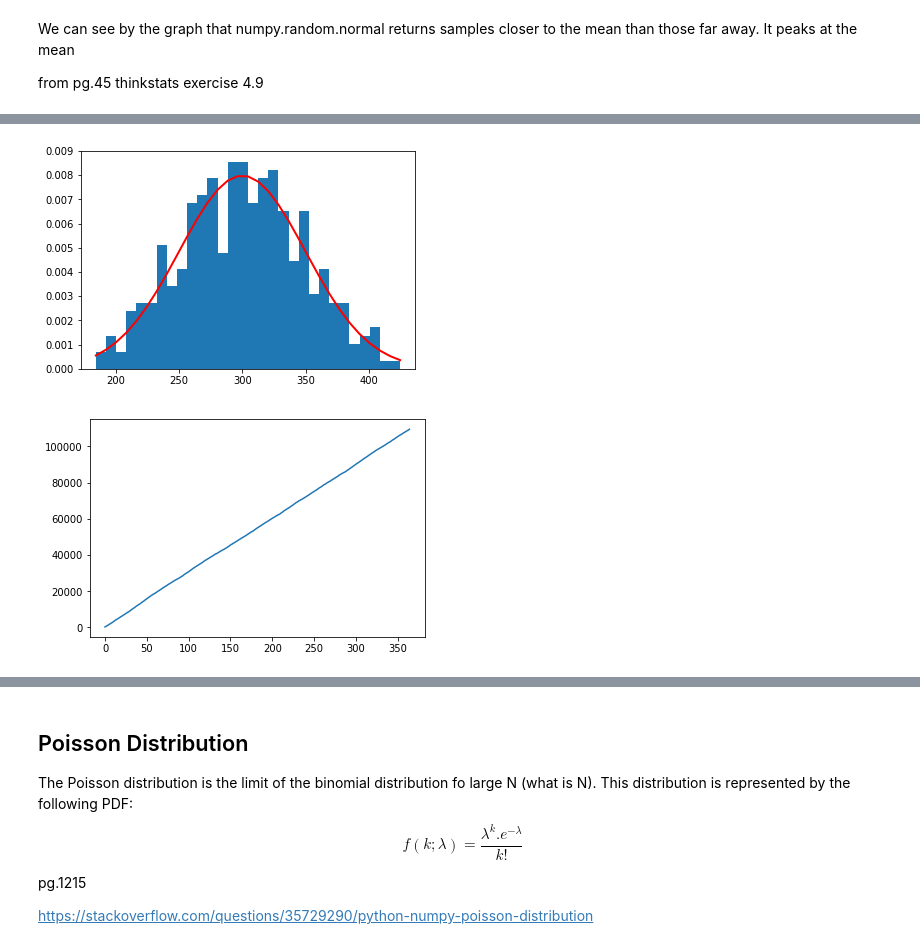
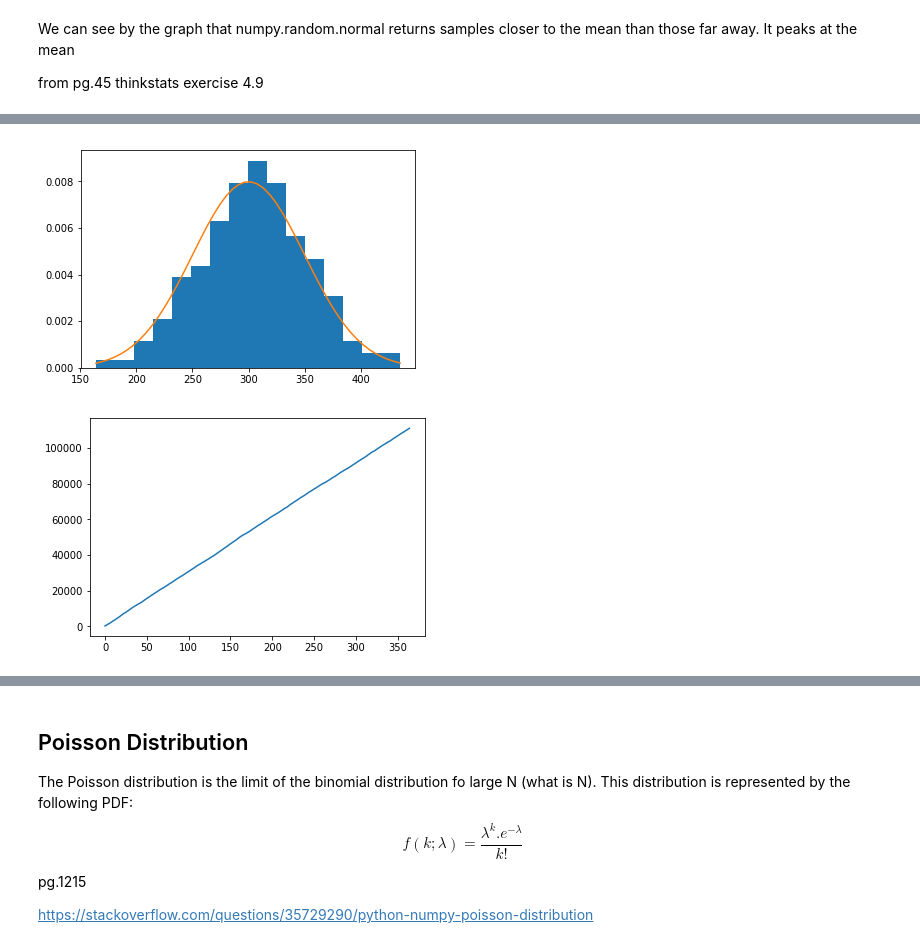
Before and after one commit to MarcoMen-Temp/Programming-Practice, a Jupyter notebook: NumpyAssignment.ipynb, the cells around one changed output, grey strips where cells are left out. Saved outputs shown, nothing was run; the diff lists cells and outputs as text; code cells hidden in the pictures.

```diff
--- a/NumpyAssignment.ipynb
+++ b/NumpyAssignment.ipynb
@@ -261,23 +277,30 @@ Thus, about 68% of the test scores will fall between 90 and 110.
 # %%
 import numpy as np
 import matplotlib.pyplot as plt
+import matplotlib.mlab as mlab
 
 mu, sigma = 300, 50
 
 data = np.random.normal(mu, sigma, 365)
 
+x = np.linspace(min(data), max(data), 50)
 
-
-count, bins, ignored = plt.hist(data, 30, normed=True)
-plt.plot(bins, 1/(sigma * np.sqrt(2 * np.pi)) * np.exp(- (bins - mu)**2 / (2 * sigma**2) ),
-        linewidth = 2, color='r')
+plt.hist(data, bins = 'auto', normed = True)
+plt.plot(x, mlab.normpdf(x, mu, sigma))
 
 plt.show()
 
+
+
+
 CDF = np.cumsum(data)
+
 
 plt.plot(CDF)
 plt.show()
+
+# From the cumulative distribution
+# It appears like it is 10k / 11k = 0.90909... Roghly
 # %% [output]
-[figure, old version]
+[figure, new version]
 [figure]
```
Also changed, not shown: parts of 16 cells of this notebook.
